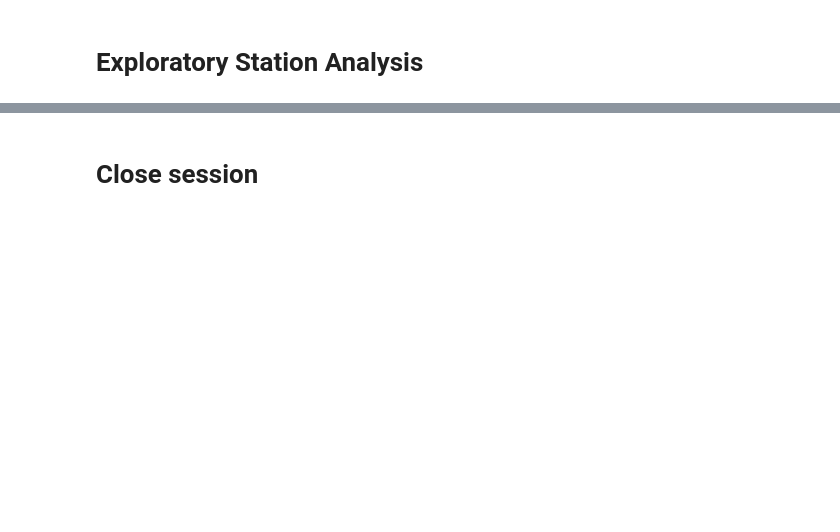
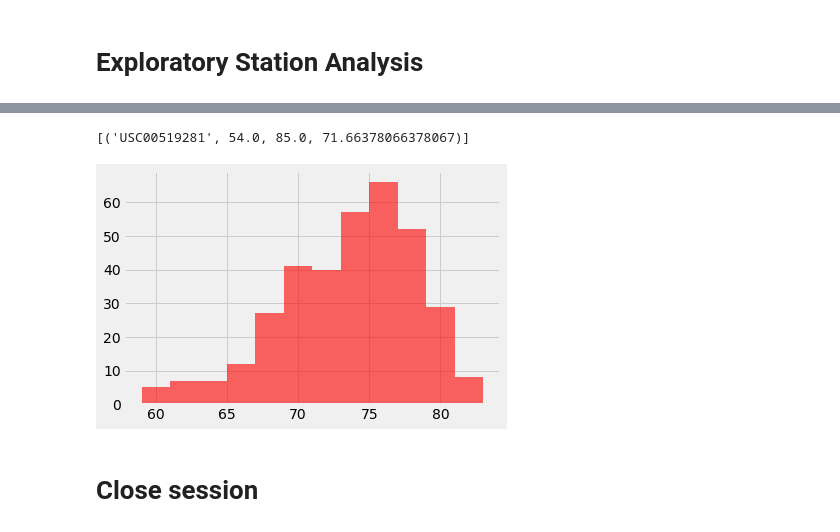
Before and after one commit to floresfdo/sqlalchemy-challenge, a Jupyter notebook: climate_starter.ipynb, the cells around one changed output, grey strips where cells are left out. Cells and saved outputs as stored; diff of their text form; code cells hidden in the pictures; blank space fills up the shorter version.

```diff
--- a/climate_starter.ipynb
+++ b/climate_starter.ipynb
@@ -105,3 +129,5 @@ Text(0, 0.5, 'inches')
 # %%
 # Design a query to find the most active stations (i.e. what stations have the most rows?)
 # List the stations and the counts in descending order.
+mostactive_station = session.query(Measurement.station,func.count(Measurement.id)).group_by(Measurement.station).order_by(func.count(Measurement.id).desc()).first()
+session.query(Measurement.station,func.count(Measurement.id)).group_by(Measurement.station).order_by(func.count(Measurement.id).desc()).all()
@@ -108,8 +144,21 @@ Text(0, 0.5, 'inches')
 # %%
 # Using the most active station id from the previous query, calculate the lowest, highest, and average temperature.
+mostactive_station[0]
+session.query(Measurement.station,func.min(Measurement.tobs),func.max(Measurement.tobs),func.avg(Measurement.tobs)).filter(Measurement.station == mostactive_station[0]).all()
+# %% [output]
+[('USC00519281', 54.0, 85.0, 71.66378066378067)]
 # %%
 # Using the most active station id
 # Query the last 12 months of temperature observation data for this station and plot the results as a histogram
+results = session.query(Measurement.station, Measurement.date, Measurement.tobs).filter(Measurement.station == mostactive_station[0]).filter(Measurement.date > (recent_date - dt.timedelta(days=365))).all()
+results
+temp_df = pd.DataFrame(results, columns=['station', 'date','temp']).set_index('station')
+x = temp_df['temp']
+num_bins = 12
+plt.hist(x,num_bins, facecolor='red', alpha=0.6)
+plt.show()
+# %% [output]
+[figure, added]
 # %% [markdown]
 # Close session
 # %%
```
Also changed, not shown: parts of 5 cells of this notebook, 1 other file.
